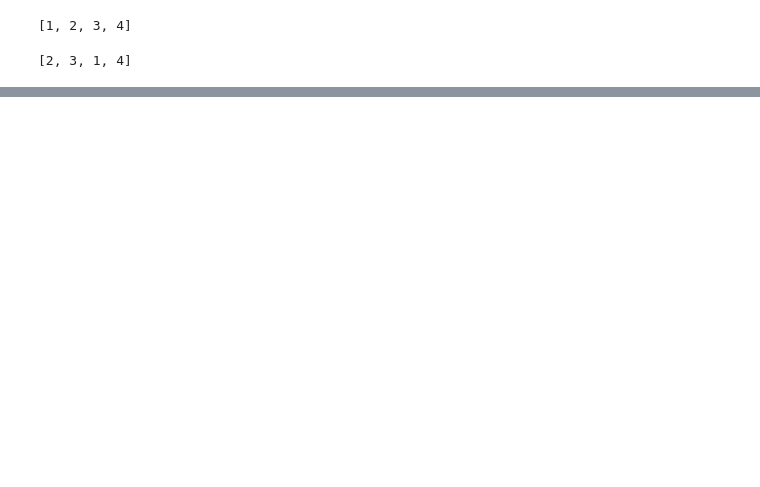
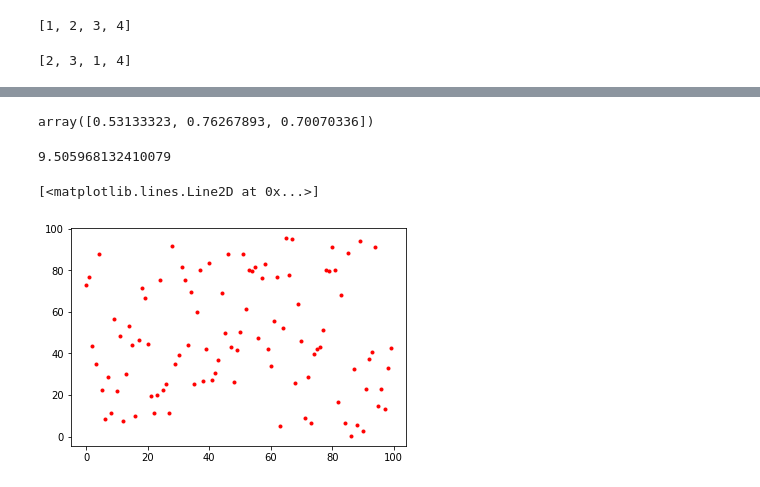
Before and after one commit to andkoc001/fun-with-numpy-random, a Jupyter notebook: exploring-random-numpy.ipynb, the cells around one changed output, grey strips where cells are left out. Cells and saved outputs as stored; diff of their text form; code cells hidden in the pictures; blank space fills up the shorter version.

```diff
--- a/exploring-random-numpy.ipynb
+++ b/exploring-random-numpy.ipynb
@@ -147,0 +187,13 @@ array([4, 3, 1, 2])
+# %%
+np.random.uniform(size=3)
+# %% [output]
+array([0.53133323, 0.76267893, 0.70070336])
+# %%
+np.mean(np.random.uniform(0.9,1, size=10) * 10)
+# %% [output]
+9.505968132410079
+# %%
+plt.plot(np.random.uniform(0,100, size=100), 'r.')
+# %% [output]
+[<matplotlib.lines.Line2D at 0x...>]
+[figure, added]
```
Also changed, not shown: parts of 26 cells of this notebook, 1 other file.
